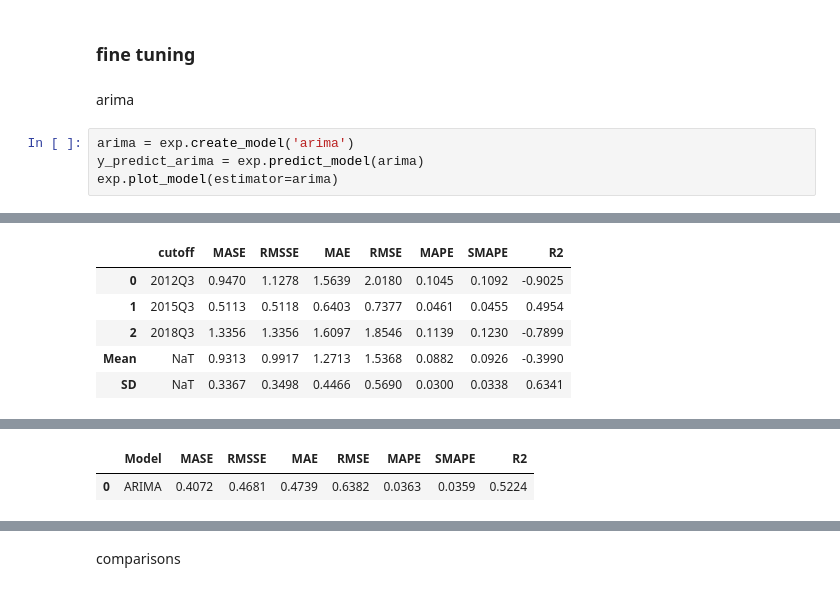
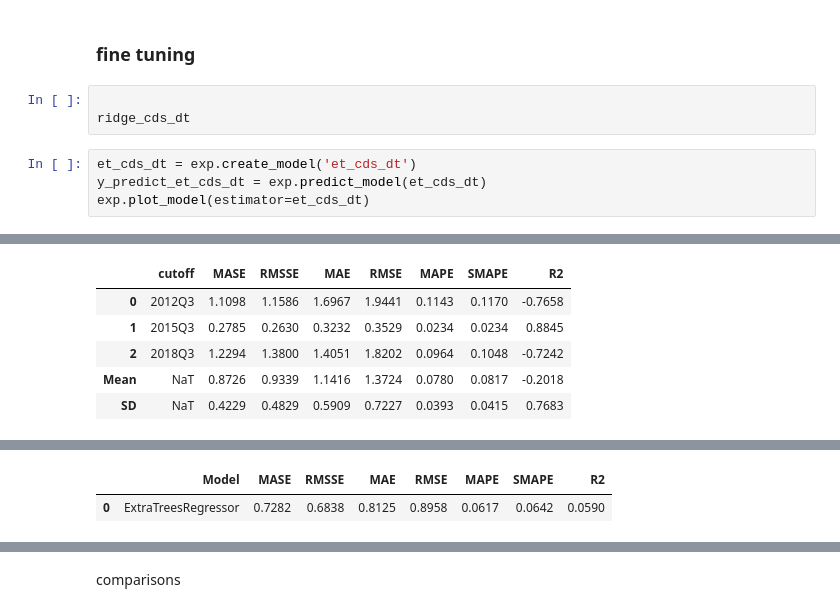
Before and after one commit to imajirzl/thesis-unemployment-rate, a Jupyter notebook: analysis/youth_tuning.ipynb, the cells around one changed output, grey strips where cells are left out. Saved outputs shown, nothing was run; the diff lists cells and outputs as text.

```diff
--- a/analysis/youth_tuning.ipynb
+++ b/analysis/youth_tuning.ipynb
@@ -167,21 +146,22 @@ STL decomposition
 exp.plot_model(plot="decomp_stl", fig_kwargs={"height": 500})
 # %% [markdown]
 ### fine tuning
-# %% [markdown]
-arima
+# %%
+
+ridge_cds_dt
 # %%
-arima = exp.create_model('arima')
-y_predict_arima = exp.predict_model(arima)
-exp.plot_model(estimator=arima)
+et_cds_dt = exp.create_model('et_cds_dt')
+y_predict_et_cds_dt = exp.predict_model(et_cds_dt)
+exp.plot_model(estimator=et_cds_dt)
 # %% [output]
 [interactive output not drawn]
 |  | cutoff | MASE | RMSSE | MAE | RMSE | MAPE | SMAPE | R2 |
-| 0 | 2012Q3 | 0.9470 | 1.1278 | 1.5639 | 2.0180 | 0.1045 | 0.1092 | -0.9025 |
-| 1 | 2015Q3 | 0.5113 | 0.5118 | 0.6403 | 0.7377 | 0.0461 | 0.0455 | 0.4954 |
-| 2 | 2018Q3 | 1.3356 | 1.3356 | 1.6097 | 1.8546 | 0.1139 | 0.1230 | -0.7899 |
-| Mean | NaT | 0.9313 | 0.9917 | 1.2713 | 1.5368 | 0.0882 | 0.0926 | -0.3990 |
-| SD | NaT | 0.3367 | 0.3498 | 0.4466 | 0.5690 | 0.0300 | 0.0338 | 0.6341 |
+| 0 | 2012Q3 | 1.1098 | 1.1586 | 1.6967 | 1.9441 | 0.1143 | 0.1170 | -0.7658 |
+| 1 | 2015Q3 | 0.2785 | 0.2630 | 0.3232 | 0.3529 | 0.0234 | 0.0234 | 0.8845 |
+| 2 | 2018Q3 | 1.2294 | 1.3800 | 1.4051 | 1.8202 | 0.0964 | 0.1048 | -0.7242 |
+| Mean | NaT | 0.8726 | 0.9339 | 1.1416 | 1.3724 | 0.0780 | 0.0817 | -0.2018 |
+| SD | NaT | 0.4229 | 0.4829 | 0.5909 | 0.7227 | 0.0393 | 0.0415 | 0.7683 |
 [interactive output not drawn]
 |  | Model | MASE | RMSSE | MAE | RMSE | MAPE | SMAPE | R2 |
-| 0 | ARIMA | 0.4072 | 0.4681 | 0.4739 | 0.6382 | 0.0363 | 0.0359 | 0.5224 |
+| 0 | ExtraTreesRegressor | 0.7282 | 0.6838 | 0.8125 | 0.8958 | 0.0617 | 0.0642 | 0.0590 |
 # %%
```
Also changed, not shown: parts of 28 cells of this notebook.
